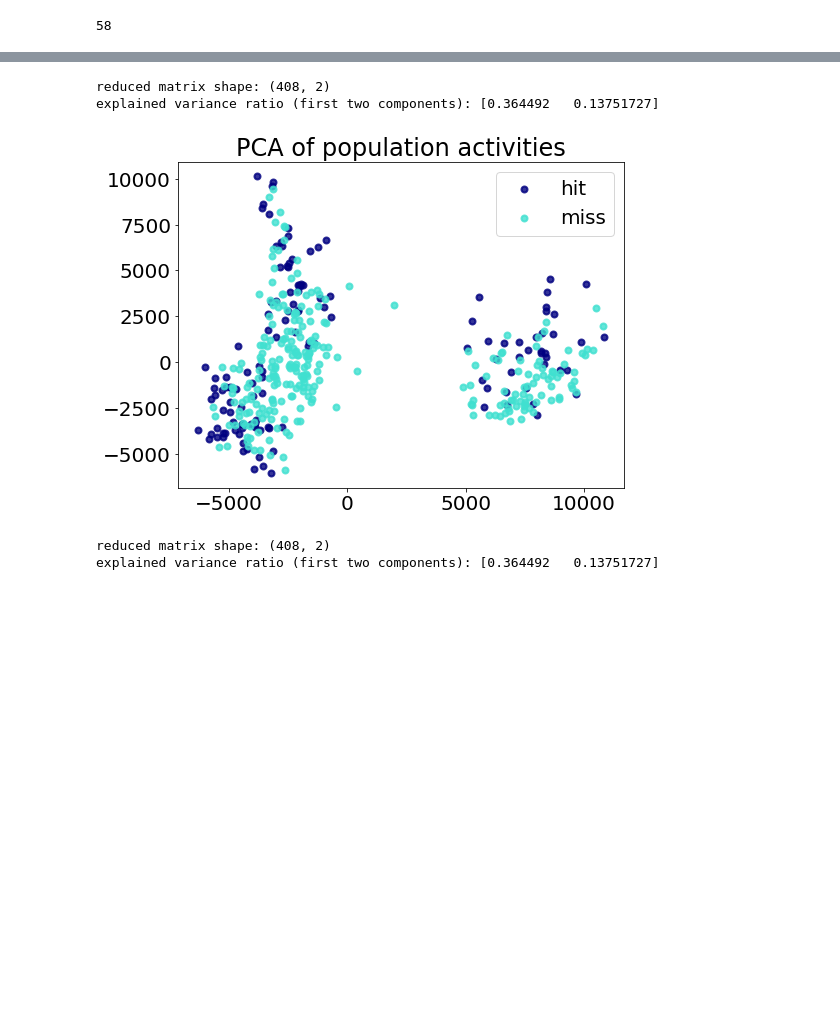
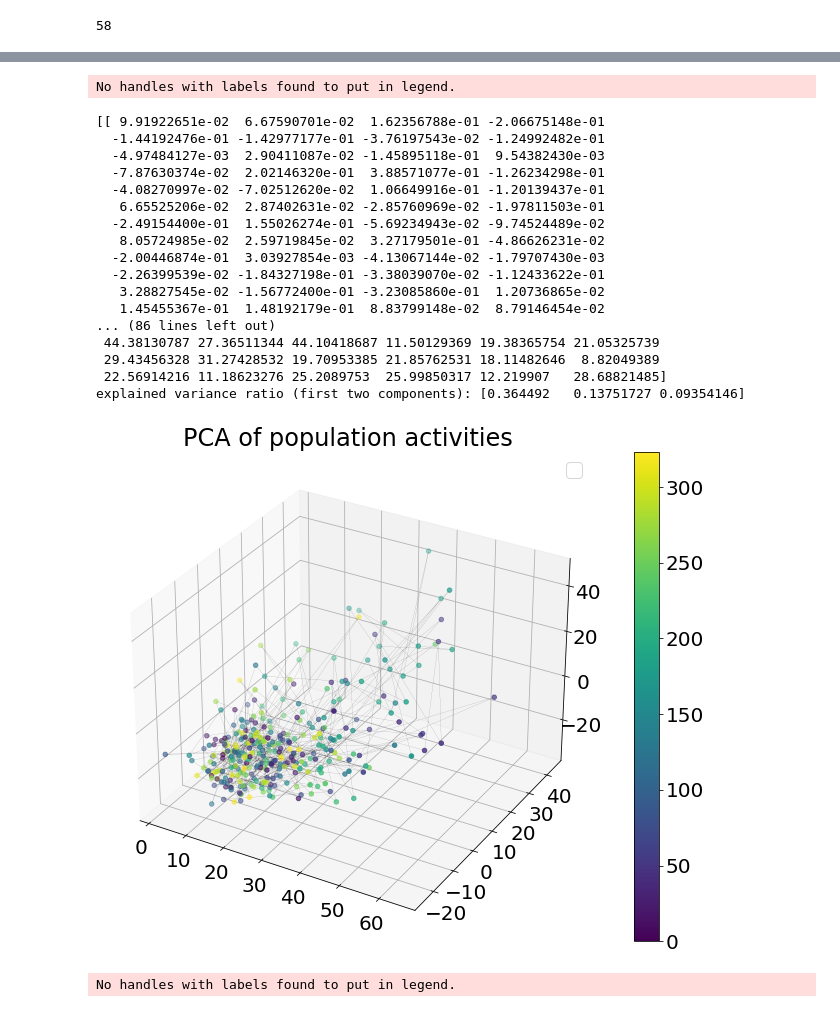
Before and after one commit to pckuo/map-ephys, a Jupyter notebook: notebook/pckuo/population.ipynb, the cells around one changed output, grey strips where cells are left out. Drawn from its saved outputs; the diff is of its cells as text; code cells hidden in the pictures; blank space fills up the shorter version.

```diff
--- a/notebook/pckuo/population.ipynb
+++ b/notebook/pckuo/population.ipynb
@@ -110,14 +114,18 @@ def gen_psth_per_trial(keys2units, trials, align_type='iti_start'):
 
     pop_psth_per_trial = []
     trial_ind = []
+    bins = None
     for key in keys2units:
         unit_psth_raster = psth_foraging.compute_unit_psth_and_raster(key, trials, align_type)
         unit_psth_per_trial = unit_psth_raster['psth_per_trial']  # (trial, time_step)
         pop_psth_per_trial.append(unit_psth_per_trial)
+        if bins is None:
+            bins = unit_psth_raster['bins']
     pop_psth_per_trial = np.array(pop_psth_per_trial)
+    print('bins: {}'.format(bins.shape))
     print('population psth per trial: {}'.format(pop_psth_per_trial.shape))
 
-    return pop_psth_per_trial
+    return bins, pop_psth_per_trial
 
 
 def get_psth_by_trial_type_index(pop_psth, all_trial_ind, select_trial_ind):
@@ -129,7 +137,7 @@ def get_psth_by_trial_type_index(pop_psth, all_trial_ind, select_trial_ind):
     return pop_psth_selected_trial
 
 
-pop_psth_all = gen_psth_per_trial(keys2units, trials_all)  # (unit, trial, time_step)
+bins, pop_psth_all = gen_psth_per_trial(keys2units, trials_all)  # (unit, trial, time_step)
 
 all_trial_ind = np.array(trials_all.fetch('trial'))
 hit_trial_ind = np.array((trials_all & 'outcome="hit"').fetch('trial'))
@@ -180,48 +160,83 @@ min 0.0, max14300.0
 # %%
-pop_psth_counts = pop_psth_all.sum(axis=2)
+pop_psth_counts = np.average(pop_psth_all, axis=2)
 # %%
 from sklearn.decomposition import PCA
+from mpl_toolkits.mplot3d import Axes3D
 
-def pop_counts_pca(pop_psth_counts, cluster_crtieria, verbose=True):
+def pop_counts_pca(pop_psth_avg, cluster_crtieria, verbose=True):
 
     colors = ["navy", "turquoise"]
-    lw = 2
+    lw = 0.01
 
     if cluster_crtieria == 'water_port':
         target_names = ['L', 'R']
         selected_indices = [np.where(np.in1d(all_trial_ind, left_trial_ind))[0],
                             np.where(np.in1d(all_trial_ind, right_trial_ind))[0]]
     elif cluster_crtieria == 'outcome':
         target_names = ['hit', 'miss']
         selected_indices = [np.where(np.in1d(all_trial_ind, hit_trial_ind))[0],
                             np.where(np.in1d(all_trial_ind, miss_trial_ind))[0]]
     else:
         raise ValueError('cluster_criteria ill defined')
 
-    pca = PCA(n_components=2)
-    X = pop_psth_counts.transpose()   # (trial, units)
-    X_r = pca.fit(X).transform(X)     # (trial, n_feature)
+    pca = PCA(n_components=3)
+    X = pop_psth_avg.transpose()   # (trial, units)
+    pca.fit(X)
+    print(pca.components_)
+    print(pca.explained_variance_)
+    X_pca = pca.transform(X)     # (trial, n_feature)
+
+    X_pca_all_time = []
+    for i in range(pop_psth_all.shape[2]):
+        _X_pca = pca.transform(pop_psth_all[:, :, i].transpose())
+        X_pca_all_time.append(_X_pca)
+    X_pca_all_time = np.array(X_pca_all_time)
 
     if verbose:
-        print('reduced matrix shape: {}'.format(X_r.shape))
+        print('reduced matrix shape: {}'.format(X_pca_all_time.shape))
+        print(X_pca_all_time[:, 0, 0])
         # Percentage of variance explained for each components
         print("explained variance ratio (first two components): %s" % str(pca.explained_variance_ratio_))
 
-    plt.figure(figsize=(8,6))
+    fig = plt.figure(figsize=(15,9))
+    ax = fig.add_subplot(111, projection='3d')
+    # ax = Axes3D(fig, rect=[0, 0, .7, 1], elev=48, azim=134)
+    t = np.arange(X_pca_all_time.shape[0])
 
-    #plt.scatter(X_r[:, 0], X_r[:, 1], alpha=0.8, lw=lw)
-    for color, ind, target_name in zip(colors, selected_indices, target_names):
-        plt.scatter(X_r[ind, 0], X_r[ind, 1],
-                    color=color, alpha=0.8, lw=lw, label=target_name)
+    plot_ind = 9
+    p = ax.scatter(X_pca_all_time[:, plot_ind, 0], X_pca_all_time[:, plot_ind, 1], X_pca_all_time[:, plot_ind, 2],
+                   c=t, cmap='viridis')
+    ax.plot(X_pca_all_time[:, plot_ind, 0], X_pca_all_time[:, plot_ind, 1], X_pca_all_time[:, plot_ind, 2],
+            'k--', lw=0.1)
+
+    # for color, ind, target_name in zip(colors, selected_indices, target_names):
+    #     ax.scatter(X_pca_all_time[:, ind, 0], X_pca_all_time[:, ind, 1], X_pca_all_time[:, ind, 2],
+    #                color=color, alpha=0.8, lw=lw, label=target_name)
     plt.legend(loc="best")
+    fig.colorbar(p)
     plt.title("PCA of population activities")
     plt.show()
 
 pop_counts_pca(pop_psth_counts, 'outcome')
 pop_counts_pca(pop_psth_counts, 'water_port')
 # %% [output]
-reduced matrix shape: (408, 2)
-explained variance ratio (first two components): [0.364492   0.13751727]
+No handles with labels found to put in legend.
+[[ 9.91922651e-02  6.67590701e-02  1.62356788e-01 -2.06675148e-01
+  -1.44192476e-01 -1.42977177e-01 -3.76197543e-02 -1.24992482e-01
+  -4.97484127e-03  2.90411087e-02 -1.45895118e-01  9.54382430e-03
+  -7.87630374e-02  2.02146320e-01  3.88571077e-01 -1.26234298e-01
+  -4.08270997e-02 -7.02512620e-02  1.06649916e-01 -1.20139437e-01
+   6.65525206e-02  2.87402631e-02 -2.85760969e-02 -1.97811503e-01
+  -2.49154400e-01  1.55026274e-01 -5.69234943e-02 -9.74524489e-02
+   8.05724985e-02  2.59719845e-02  3.27179501e-01 -4.86626231e-02
+  -2.00446874e-01  3.03927854e-03 -4.13067144e-02 -1.79707430e-03
+  -2.26399539e-02 -1.84327198e-01 -3.38039070e-02 -1.12433622e-01
+   3.28827545e-02 -1.56772400e-01 -3.23085860e-01  1.20736865e-02
+   1.45455367e-01  1.48192179e-01  8.83799148e-02  8.79146454e-02
+... (86 lines left out)
+ 44.38130787 27.36511344 44.10418687 11.50129369 19.38365754 21.05325739
+ 29.43456328 31.27428532 19.70953385 21.85762531 18.11482646  8.82049389
+ 22.56914216 11.18623276 25.2089753  25.99850317 12.219907   28.68821485]
+explained variance ratio (first two components): [0.364492   0.13751727 0.09354146]
-[figure, old version]
+[figure, new version]
-reduced matrix shape: (408, 2)
-explained variance ratio (first two components): [0.364492   0.13751727]
+No handles with labels found to put in legend.
```
Also changed, not shown: parts of 9 cells of this notebook.
